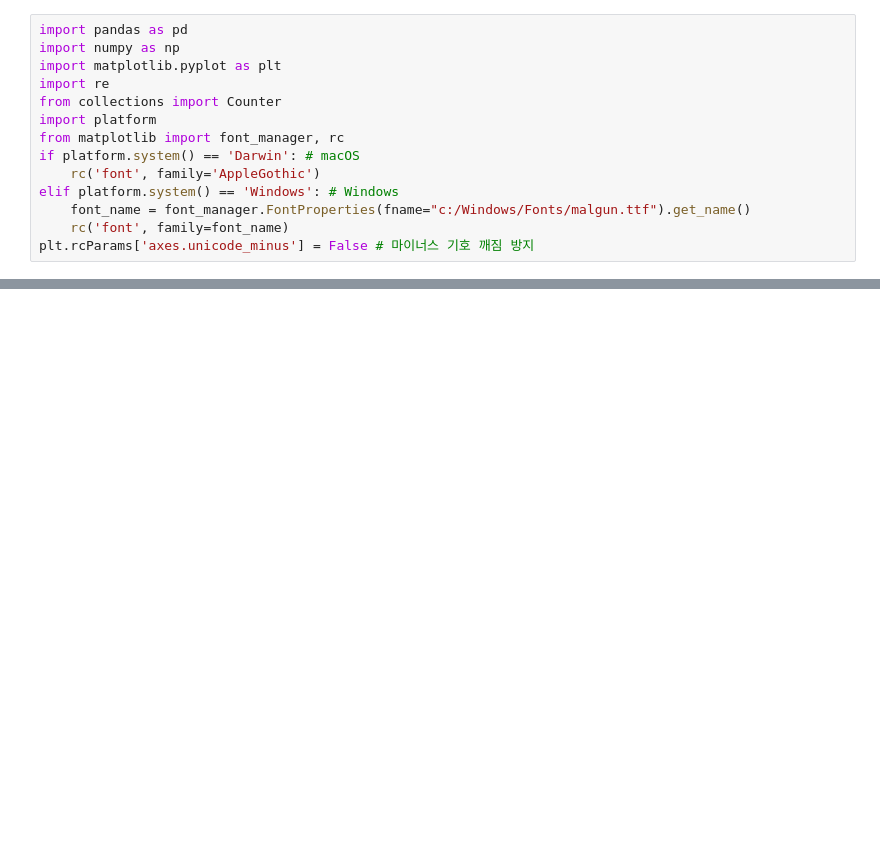
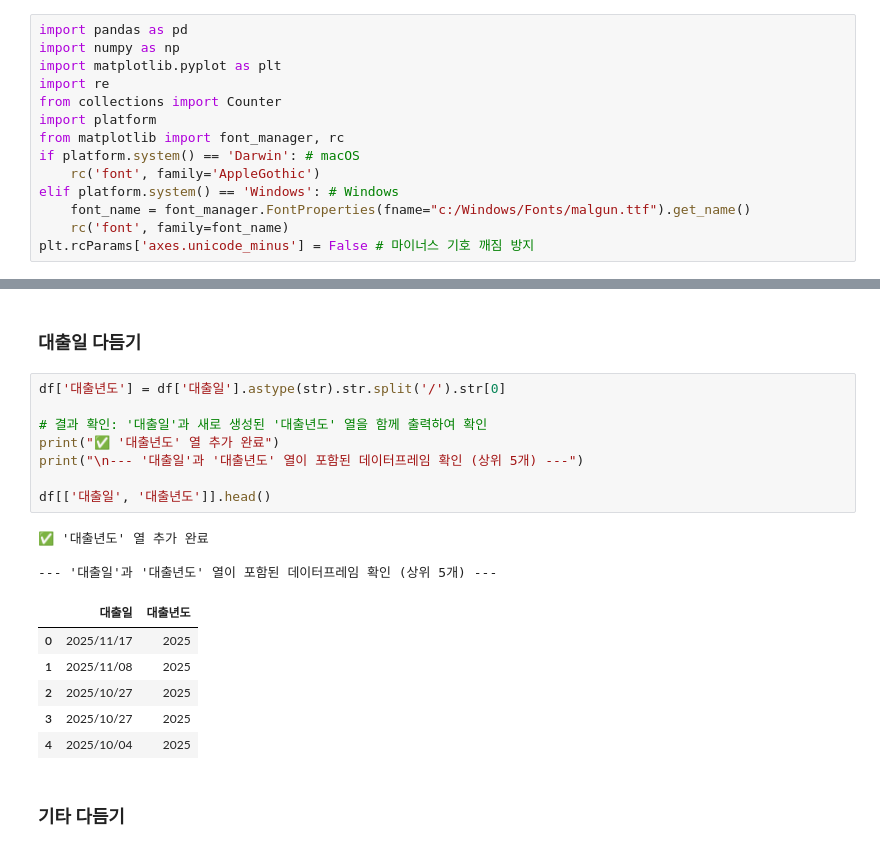
Before and after one commit to PhamPham2S/Book_Borrowing_Analysis, a Jupyter notebook: book_borrowing_analysis.ipynb, the cells around one changed output, grey strips where cells are left out. Cells and saved outputs as stored; diff of their text form; blank space fills up the shorter version.

```diff
--- a/book_borrowing_analysis.ipynb
+++ b/book_borrowing_analysis.ipynb
@@ -571,0 +190,22 @@ else:
+# %% [markdown]
+### 대출일 다듬기
+# %%
+df['대출년도'] = df['대출일'].astype(str).str.split('/').str[0]
+
+# 결과 확인: '대출일'과 새로 생성된 '대출년도' 열을 함께 출력하여 확인
+print("✅ '대출년도' 열 추가 완료")
+print("\n--- '대출일'과 '대출년도' 열이 포함된 데이터프레임 확인 (상위 5개) ---")
+
+df[['대출일', '대출년도']].head()
+# %% [output]
+✅ '대출년도' 열 추가 완료
+
+--- '대출일'과 '대출년도' 열이 포함된 데이터프레임 확인 (상위 5개) ---
+|  | 대출일 | 대출년도 |
+| 0 | 2025/11/17 | 2025 |
+| 1 | 2025/11/08 | 2025 |
+| 2 | 2025/10/27 | 2025 |
+| 3 | 2025/10/27 | 2025 |
+| 4 | 2025/10/04 | 2025 |
+# %% [markdown]
+### 기타 다듬기
```
Also changed, not shown: parts of 19 cells of this notebook.
